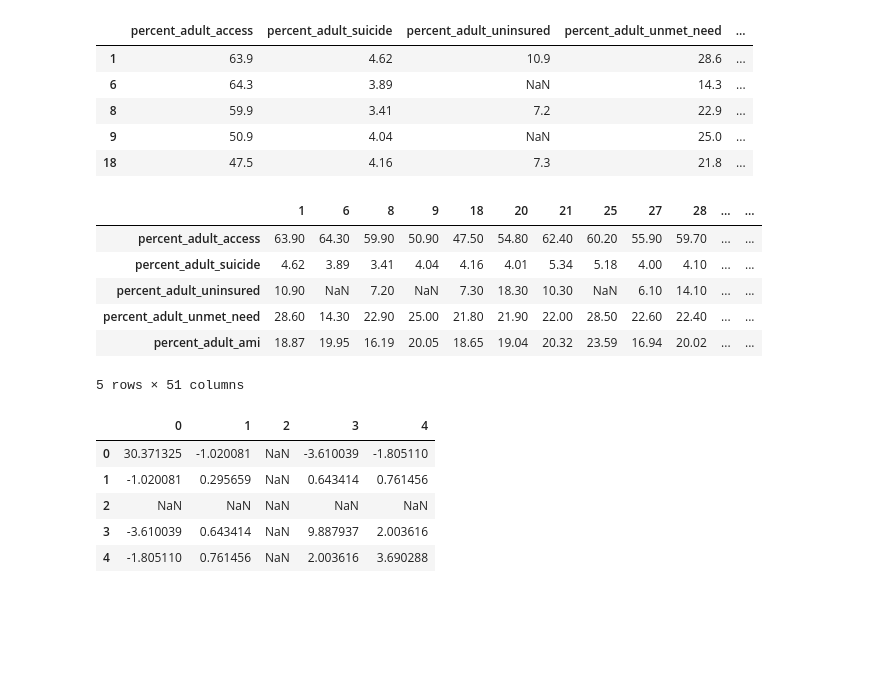
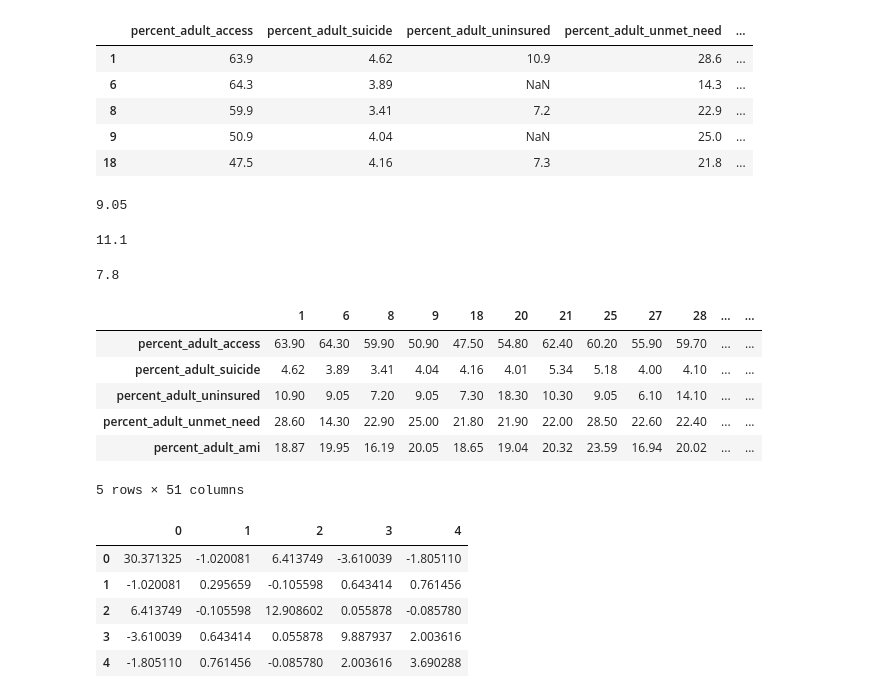
Before and after one commit to NoahToomeyBC/project-vu, a Jupyter notebook: dataexploration/datacoonnect/dataconn.ipynb, the cells around one changed output. Cells and saved outputs as stored; diff of their text form; code cells hidden in the pictures; blank space fills up the shorter version.

```diff
--- a/dataexploration/datacoonnect/dataconn.ipynb
+++ b/dataexploration/datacoonnect/dataconn.ipynb
@@ -128,9 +130,9 @@ adult_precent.head()
 | 3 | Washington | 2021 | 53.5 | 5.30 | NaN | ... |
 | 4 | New Mexico | 2019 | 56.0 | 4.28 | 8.3 | ... |
 # %%
-adult_precent_corr_2020=adult_precent[adult_precent["year"]==2020]
-adult_precent_corr_2020=adult_precent_corr_2020.drop(columns=["state","year"])
-adult_precent_corr_2020.head()
+adult_precent_2020=adult_precent[adult_precent["year"]==2020]
+adult_precent_2020=adult_precent_2020.drop(columns=["state","year"])
+adult_precent_2020.head()
 # %% [output]
 |  | percent_adult_access | percent_adult_suicide | percent_adult_uninsured | percent_adult_unmet_need | ... |
 | 1 | 63.9 | 4.62 | 10.9 | 28.6 | ... |
@@ -140,0 +146,12 @@ adult_precent_corr_2020.head()
+# %%
+adult_precent_2020["percent_adult_uninsured"].median()
+# %% [output]
+9.05
+# %%
+adult_precent_2019["percent_adult_uninsured"].median()
+# %% [output]
+11.1
+# %%
+adult_precent_2021["percent_adult_uninsured"].median()
+# %% [output]
+7.8
@@ -141,23 +160,25 @@ adult_precent_corr_2020.head()
+# %%
+adult_precent_2020["percent_adult_uninsured"]=adult_precent_2020["percent_adult_uninsured"].fillna(9.05)
 # %%
-adult_precent_corr_2020.T
+adult_precent_2020.T
 # %% [output]
 |  | 1 | 6 | 8 | 9 | 18 | 20 | 21 | 25 | 27 | 28 | ... | ... |
 | percent_adult_access | 63.90 | 64.30 | 59.90 | 50.90 | 47.50 | 54.80 | 62.40 | 60.20 | 55.90 | 59.70 | ... | ... |
 | percent_adult_suicide | 4.62 | 3.89 | 3.41 | 4.04 | 4.16 | 4.01 | 5.34 | 5.18 | 4.00 | 4.10 | ... | ... |
-| percent_adult_uninsured | 10.90 | NaN | 7.20 | NaN | 7.30 | 18.30 | 10.30 | NaN | 6.10 | 14.10 | ... | ... |
+| percent_adult_uninsured | 10.90 | 9.05 | 7.20 | 9.05 | 7.30 | 18.30 | 10.30 | 9.05 | 6.10 | 14.10 | ... | ... |
 | percent_adult_unmet_need | 28.60 | 14.30 | 22.90 | 25.00 | 21.80 | 21.90 | 22.00 | 28.50 | 22.60 | 22.40 | ... | ... |
 | percent_adult_ami | 18.87 | 19.95 | 16.19 | 20.05 | 18.65 | 19.04 | 20.32 | 23.59 | 16.94 | 20.02 | ... | ... |
 5 rows × 51 columns
 # %%
-adult_precent_cov=pd.DataFrame(np.cov(adult_precent_corr_2020.T))
+adult_precent_cov=pd.DataFrame(np.cov(adult_precent_2020.T))
 adult_precent_cov
 # %% [output]
 |  | 0 | 1 | 2 | 3 | 4 |
-| 0 | 30.371325 | -1.020081 | NaN | -3.610039 | -1.805110 |
-| 1 | -1.020081 | 0.295659 | NaN | 0.643414 | 0.761456 |
-| 2 | NaN | NaN | NaN | NaN | NaN |
-| 3 | -3.610039 | 0.643414 | NaN | 9.887937 | 2.003616 |
-| 4 | -1.805110 | 0.761456 | NaN | 2.003616 | 3.690288 |
+| 0 | 30.371325 | -1.020081 | 6.413749 | -3.610039 | -1.805110 |
+| 1 | -1.020081 | 0.295659 | -0.105598 | 0.643414 | 0.761456 |
+| 2 | 6.413749 | -0.105598 | 12.908602 | 0.055878 | -0.085780 |
+| 3 | -3.610039 | 0.643414 | 0.055878 | 9.887937 | 2.003616 |
+| 4 | -1.805110 | 0.761456 | -0.085780 | 2.003616 | 3.690288 |
 # %%
 adult_precent_cov.columns=["percent_adult_access",	"percent_adult_suicide",	"percent_adult_uninsured",	"percent_adult_unmet_need",	"percent_adult_ami"]
 adult_precent_cov.index=["percent_adult_access",	"percent_adult_suicide",	"percent_adult_uninsured",	"percent_adult_unmet_need",	"percent_adult_ami"]
```
Also changed, not shown: parts of 8 cells of this notebook, 1 other file.
